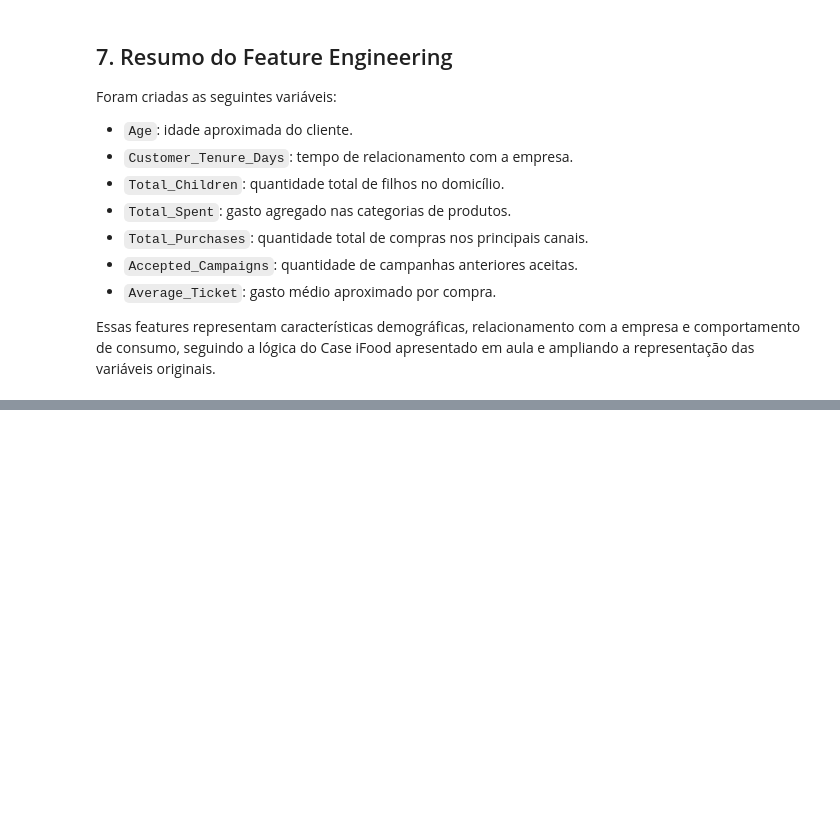
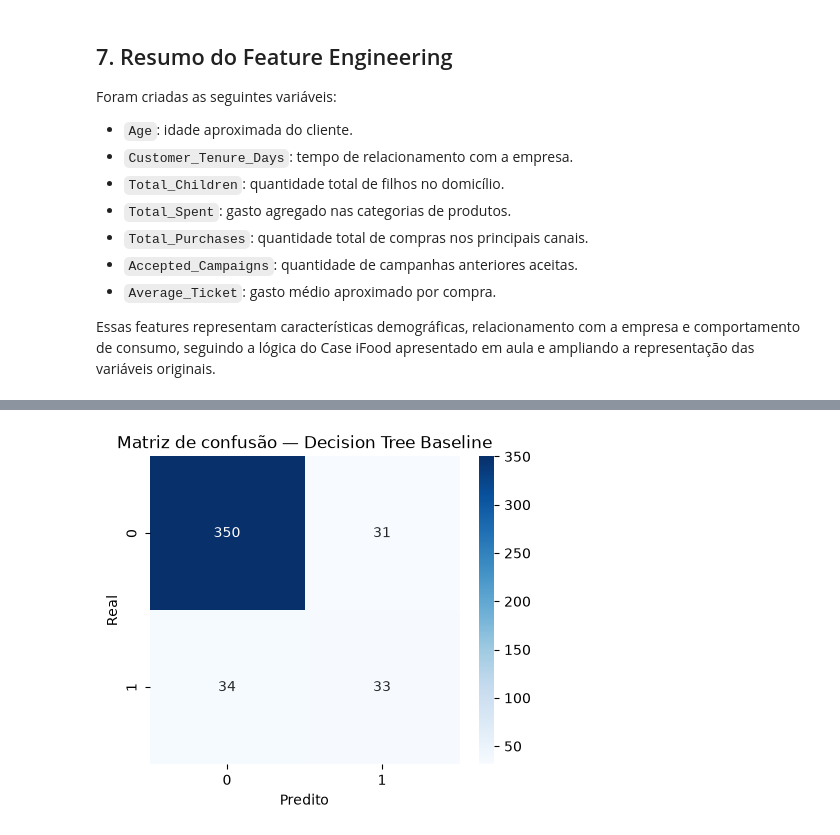
Before and after one commit to matheusrcp14-hub/CP4-Case-iFood, a Jupyter notebook: CP4_IFOOD/notebook/CP4_iFood_ML.ipynb, the cells around one changed output, grey strips where cells are left out. Cells and saved outputs as stored; diff of their text form; code cells hidden in the pictures; blank space fills up the shorter version.

```diff
--- a/CP4_IFOOD/notebook/CP4_iFood_ML.ipynb
+++ b/CP4_IFOOD/notebook/CP4_iFood_ML.ipynb
@@ -498,0 +648,20 @@ Essas features representam características demográficas, relacionamento com a
+# %%
+baseline_pipeline = Pipeline(
+    steps=[
+        (
+            "preprocessor",
+            preprocessor
+        ),
+        (
+            "classifier",
+            DecisionTreeClassifier(
+                random_state=42
+            )
+        )
+    ]
+)
+
+baseline_pipeline.fit(
+    X_train,
+    y_train
+)
@@ -498,0 +756,21 @@ Essas features representam características demográficas, relacionamento com a
+# %%
+cm_baseline = confusion_matrix(
+    y_test,
+    y_pred_baseline
+)
+
+plt.figure(figsize=(5,4))
+
+sns.heatmap(
+    cm_baseline,
+    annot=True,
+    fmt="d",
+    cmap="Blues"
+)
+
+plt.title("Matriz de confusão — Decision Tree Baseline")
+plt.xlabel("Predito")
+plt.ylabel("Real")
+plt.show()
+# %% [output]
+[figure, added]
```
Also changed, not shown: parts of 33 cells of this notebook.
